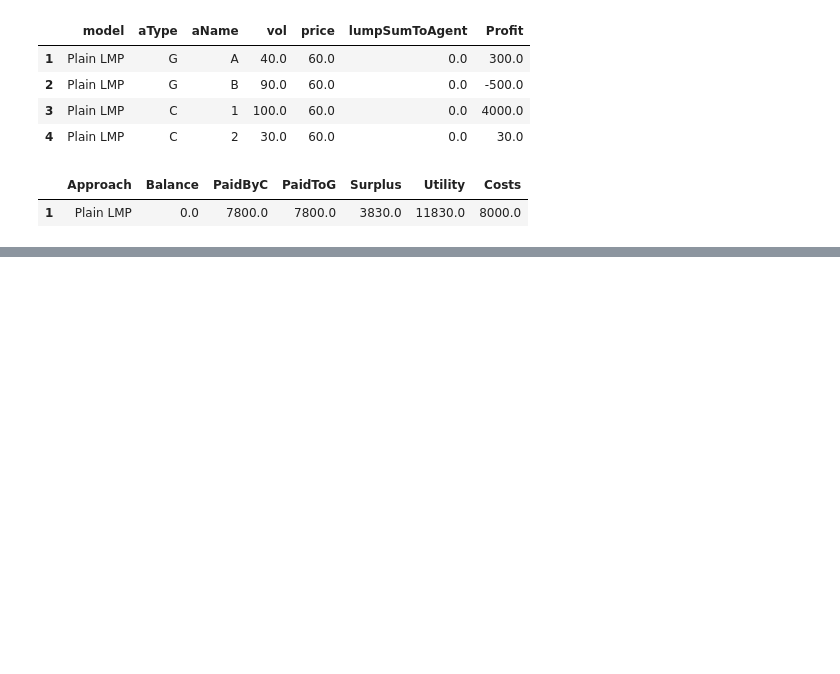
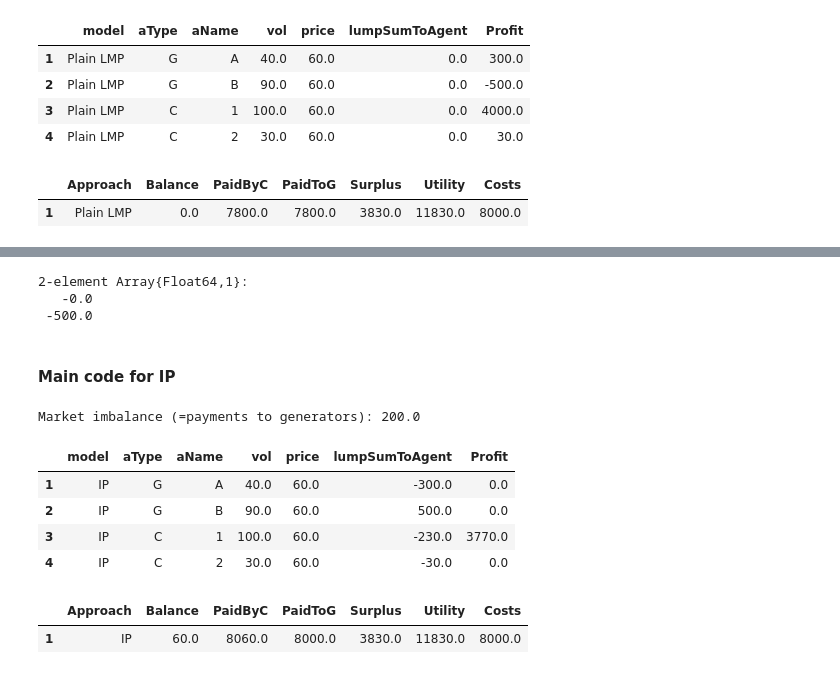
Before and after one commit to alex-bochkarev/LMP-approaches, a Jupyter notebook: src/LMP_comp.ipynb, the cells around one changed output, grey strips where cells are left out. Saved outputs shown, nothing was run; the diff lists cells and outputs as text; code cells hidden in the pictures; blank space fills up the shorter version.

```diff
--- a/src/LMP_comp.ipynb
+++ b/src/LMP_comp.ipynb
@@ -260,7 +259,7 @@ Cnames = ["1","2"];
 D = [0,1];
 b = [100,61];
 Dmax = [100,30];
-Ncons = size(Dnames,1);
+Ncons = size(Cnames,1);
 # %% [markdown]
 ### Data structures
 # %%
@@ -442,0 +468,57 @@ modelMetrics = describeCase("Plain LMP", out,b,c,cSU)
+# %%
+getdual(RelaxZ)
+# %% [output]
+2-element Array{Float64,1}:
+   -0.0
+ -500.0
+# %% [markdown]
+#### Main code for IP
+# %%
+## here we utilize the same problem to produce "IP" pricing (payments)
+out = @fmtDF
+
+price = -getdual(Balance);
+Gpayments = -getdual(RelaxZ) - getdual(z);
+
+## now, redistribute the imbalance:
+imbalance = sum(Gpayments);
+println("Market imbalance (=payments to generators): ", imbalance)
+
+Cpayments = distributeOMC(imbalance, price,  b, getvalue(d))[:val]
+
+for i=1:Ngen
+            push!(out,["IP",
+            "G",
+            Gnames[i],
+            getvalue(p[i]),
+            price,
+            Gpayments[i],
+            getvalue(p[i])*(price - c[i]) - cSU[i]*getvalue(z[i]) + Gpayments[i]
+            ])
+end
+
+for i=1:Ncons
+    push!(out,[
+            "IP",
+            "C",
+            Cnames[i],
+            getvalue(d[i]),
+            price,
+            Cpayments[i],
+            getvalue(d[i])*(b[i] - price)+Cpayments[i]
+            ])
+end
+
+out
+# %% [output]
+Market imbalance (=payments to generators): 200.0
+|  | model | aType | aName | vol | price | lumpSumToAgent | Profit |
+| 1 | IP | G | A | 40.0 | 60.0 | -300.0 | 0.0 |
+| 2 | IP | G | B | 90.0 | 60.0 | 500.0 | 0.0 |
+| 3 | IP | C | 1 | 100.0 | 60.0 | -230.0 | 3770.0 |
+| 4 | IP | C | 2 | 30.0 | 60.0 | -30.0 | 0.0 |
+# %%
+describeCase("IP",out,b,c,cSU)
+# %% [output]
+|  | Approach | Balance | PaidByC | PaidToG | Surplus | Utility | Costs |
+| 1 | IP | 60.0 | 8060.0 | 8000.0 | 3830.0 | 11830.0 | 8000.0 |
```
Also changed, not shown: parts of 18 cells of this notebook.
